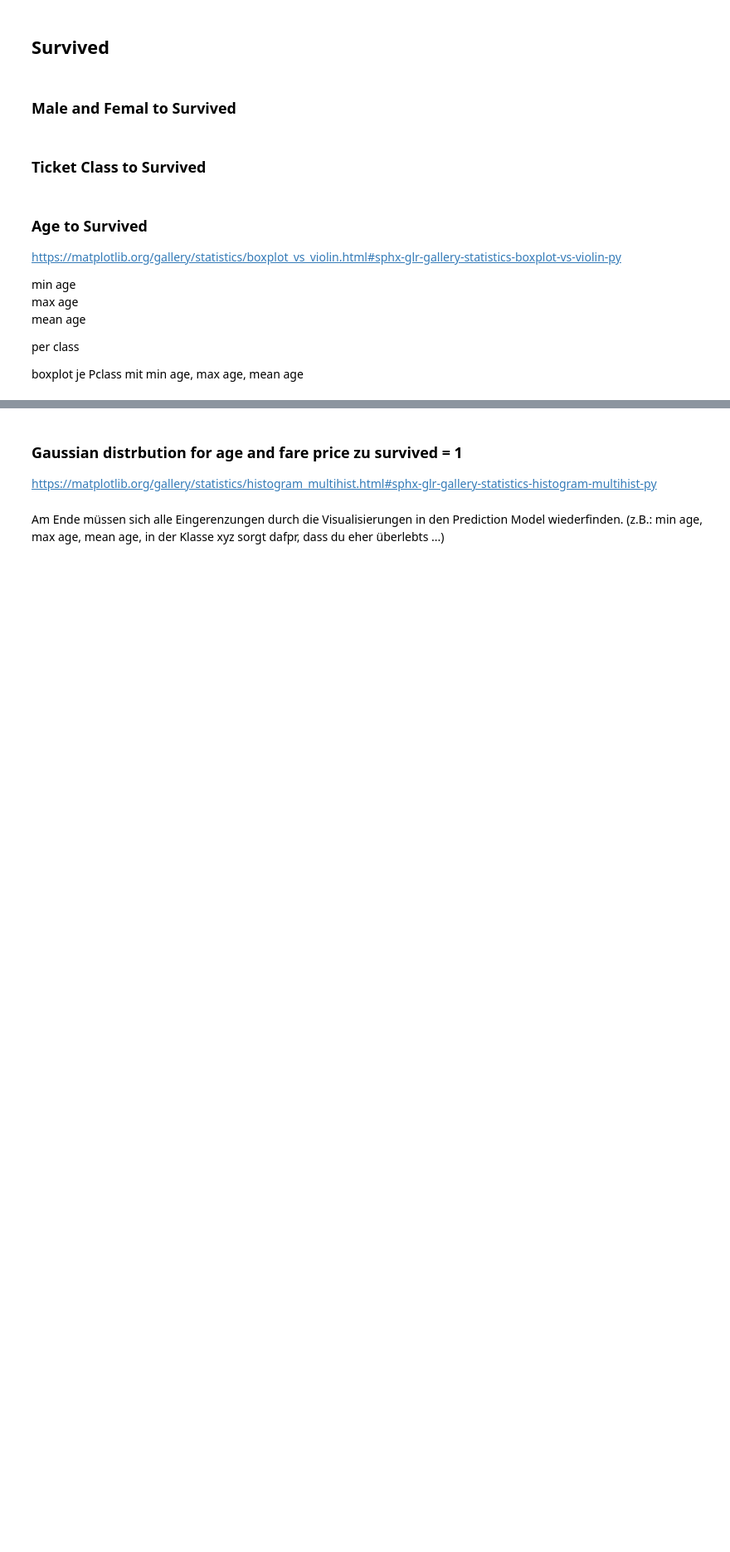
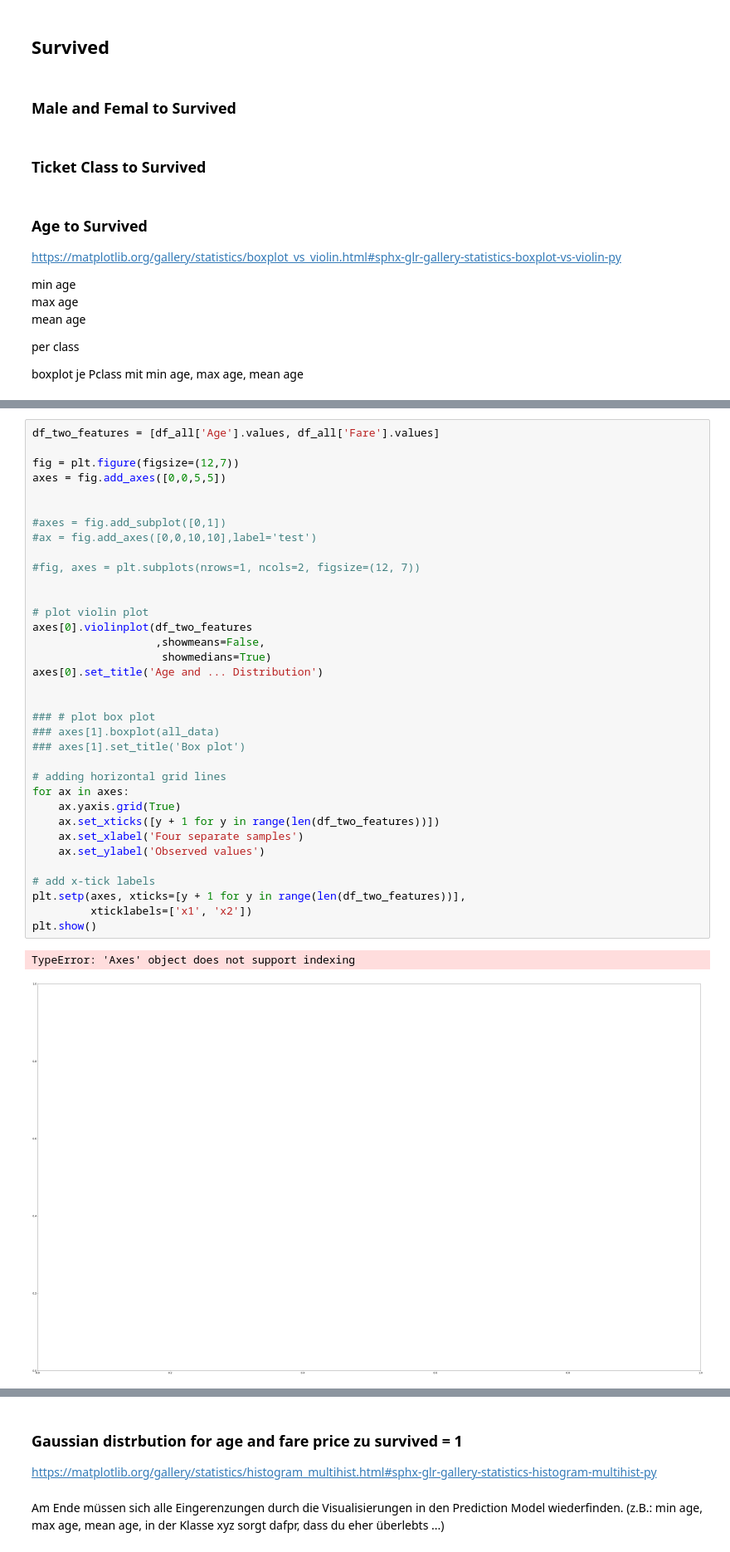
Before and after one commit to IIIskiplikIII/my-titanic-try, a Jupyter notebook: my-titanic-try.ipynb, the cells around one changed output, grey strips where cells are left out. Shown at 83% size. Saved outputs shown, nothing was run; the diff lists cells and outputs as text; blank space fills up the shorter version.

```diff
--- a/my-titanic-try.ipynb
+++ b/my-titanic-try.ipynb
@@ -295,0 +352,38 @@ boxplot je Pclass mit min age, max age, mean age
+# %%
+df_two_features = [df_all['Age'].values, df_all['Fare'].values]
+
+fig = plt.figure(figsize=(12,7))
+axes = fig.add_axes([0,0,5,5])
+
+
+#axes = fig.add_subplot([0,1])
+#ax = fig.add_axes([0,0,10,10],label='test')
+
+#fig, axes = plt.subplots(nrows=1, ncols=2, figsize=(12, 7))
+
+
+# plot violin plot
+axes[0].violinplot(df_two_features
+                   ,showmeans=False,
+                    showmedians=True)
+axes[0].set_title('Age and ... Distribution')
+
+
+### # plot box plot
+### axes[1].boxplot(all_data)
+### axes[1].set_title('Box plot')
+
+# adding horizontal grid lines
+for ax in axes:
+    ax.yaxis.grid(True)
+    ax.set_xticks([y + 1 for y in range(len(df_two_features))])
+    ax.set_xlabel('Four separate samples')
+    ax.set_ylabel('Observed values')
+
+# add x-tick labels
+plt.setp(axes, xticks=[y + 1 for y in range(len(df_two_features))],
+         xticklabels=['x1', 'x2'])
+plt.show()
+# %% [output]
+TypeError: 'Axes' object does not support indexing
+[figure, added]
```
Also changed, not shown: parts of 8 cells of this notebook.
